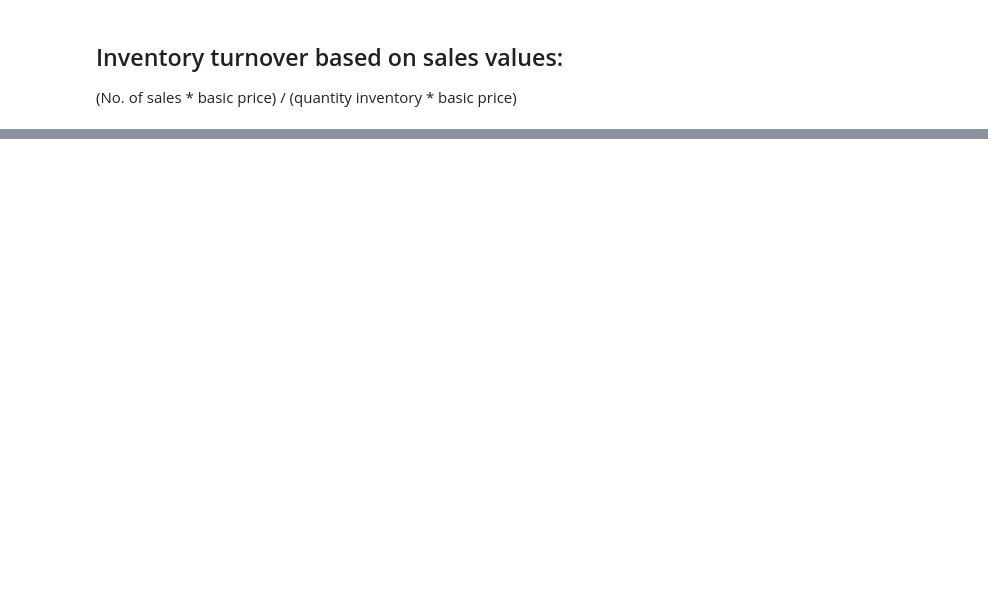
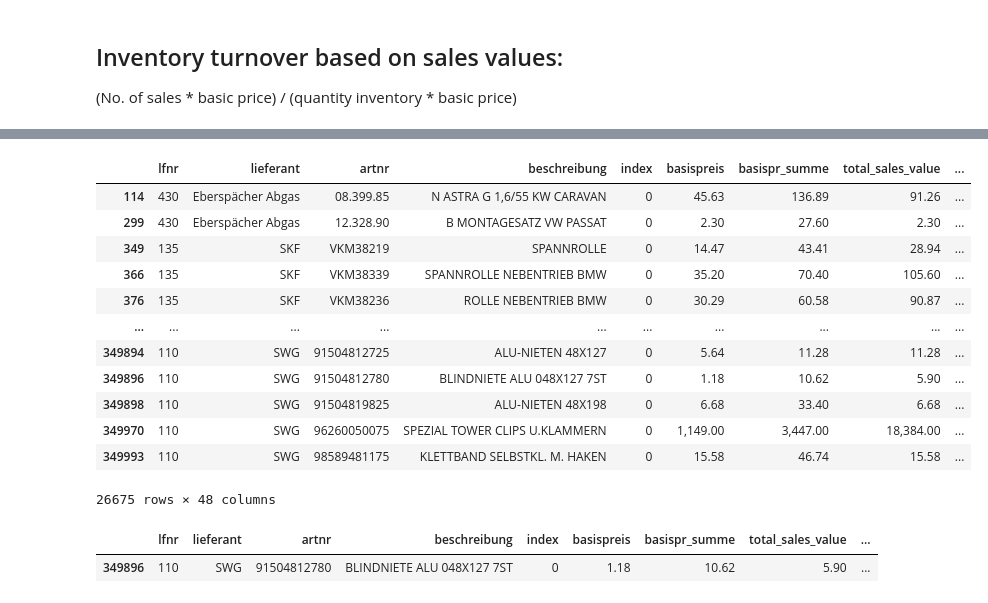
Before and after one commit to capstone-kueblbeck/capstone-kueblbeck, a Jupyter notebook: coding/hans_pn.ipynb, the cells around one changed output, grey strips where cells are left out. Saved outputs shown, nothing was run; the diff lists cells and outputs as text; code cells hidden in the pictures; blank space fills up the shorter version.

```diff
--- a/coding/hans_pn.ipynb
+++ b/coding/hans_pn.ipynb
@@ -471,0 +392,4 @@ df_master['rgb_lager'].sum()
+# %%
+# create new colum total_sales_value, example subsidiary = wen
+df_filtered['total_sales_value'] = df_filtered['gesamt_vk'] * df_filtered['basispreis']
+df_filtered.head(2)
@@ -471,0 +400,14 @@ df_master['rgb_lager'].sum()
+# %%
+# adjusting column positions
+
+column_order = ['lfnr', 'lieferant', 'artnr', 'beschreibung', 'index', 'basispreis', 'basispr_summe',
+                'total_sales_value', 'gesamt_lager', 'ltz_vk_ges', 'wen_lager',
+                'ltz_vk_wen', 'rgb_lager', 'ltz_vk_rgb', 'amb_lager', 'ltz_vk_amb', 'cha_lager',
+                'ltz_vk_cha', 'str_lager', 'ltz_vk_str', 'pas_lager', 'ltz_vk_pas', 'lan_lager',
+                'ltz_vk_lan', 'müh_lager', 'ltz_vk_müh', 'ros_lager', 'ltz_vk_ros', 'gesamt_vk',
+                'wen_vk', 'rgb_vk', 'str_vk', 'pas_vk', 'amb_vk', 'cha_vk', 'lan_vk', 'müh_vk',
+                'ros_vk']
+
+df_filtered = df_filtered[column_order]
+
+df_filtered.head(2)
@@ -471,0 +420,20 @@ df_master['rgb_lager'].sum()
+# %%
+# iterate through rows and add u_häufigkeit per subsidiary
+
+locations = {'gesamt': 'Gesamt',
+             'wen': 'Weiden',
+             'rgb': 'Regensburg',
+             'amb': 'Amberg',
+             'cha': 'Cham',
+             'str': 'Straubing',
+             'pas': 'Passau',
+             'lan': 'Landshut',
+             'müh': 'Mühldorf',
+             'ros': 'Rosenheim'}
+
+for x in locations.keys():
+    u_haufigkeit_column = x + '_u_häufigkeit'
+    numerator = df_filtered[x + '_vk'] * df_filtered['basispreis']
+    denominator = df_filtered[x + '_lager'] * df_filtered['basispreis']
+    mask = denominator != 0  # Check for non-zero denominators
+    df_filtered[u_haufigkeit_column] = np.where(mask, numerator / denominator, 0)
@@ -471,0 +447,27 @@ df_master['rgb_lager'].sum()
+# %%
+pd.options.display.max_columns = 100
+# %%
+# display only rows where gesamt_lager and gesamt_vk is greater than 0
+selected_rows = df_filtered[(df_filtered['gesamt_lager'] > 0) & (df_filtered['gesamt_vk'] > 0)]
+selected_rows
+# %% [output]
+|  | lfnr | lieferant | artnr | beschreibung | index | basispreis | basispr_summe | total_sales_value | ... |
+| 114 | 430 | Eberspächer Abgas | 08.399.85 | N ASTRA G 1,6/55 KW CARAVAN | 0 | 45.63 | 136.89 | 91.26 | ... |
+| 299 | 430 | Eberspächer Abgas | 12.328.90 | B MONTAGESATZ VW PASSAT | 0 | 2.30 | 27.60 | 2.30 | ... |
+| 349 | 135 | SKF | VKM38219 | SPANNROLLE | 0 | 14.47 | 43.41 | 28.94 | ... |
+| 366 | 135 | SKF | VKM38339 | SPANNROLLE NEBENTRIEB BMW | 0 | 35.20 | 70.40 | 105.60 | ... |
+| 376 | 135 | SKF | VKM38236 | ROLLE NEBENTRIEB BMW | 0 | 30.29 | 60.58 | 90.87 | ... |
+| ... | ... | ... | ... | ... | ... | ... | ... | ... | ... |
+| 349894 | 110 | SWG | 91504812725 | ALU-NIETEN 48X127 | 0 | 5.64 | 11.28 | 11.28 | ... |
+| 349896 | 110 | SWG | 91504812780 | BLINDNIETE ALU 048X127 7ST | 0 | 1.18 | 10.62 | 5.90 | ... |
+| 349898 | 110 | SWG | 91504819825 | ALU-NIETEN 48X198 | 0 | 6.68 | 33.40 | 6.68 | ... |
+| 349970 | 110 | SWG | 96260050075 | SPEZIAL TOWER CLIPS U.KLAMMERN | 0 | 1,149.00 | 3,447.00 | 18,384.00 | ... |
+| 349993 | 110 | SWG | 98589481175 | KLETTBAND SELBSTKL. M. HAKEN | 0 | 15.58 | 46.74 | 15.58 | ... |
+26675 rows × 48 columns
+# %%
+# display only rows where artnr = xyz
+selected_row = df_filtered[df_filtered['artnr'] == '91504812780']
+selected_row
+# %% [output]
+|  | lfnr | lieferant | artnr | beschreibung | index | basispreis | basispr_summe | total_sales_value | ... |
+| 349896 | 110 | SWG | 91504812780 | BLINDNIETE ALU 048X127 7ST | 0 | 1.18 | 10.62 | 5.90 | ... |
```
Also changed, not shown: parts of 40 cells of this notebook.
